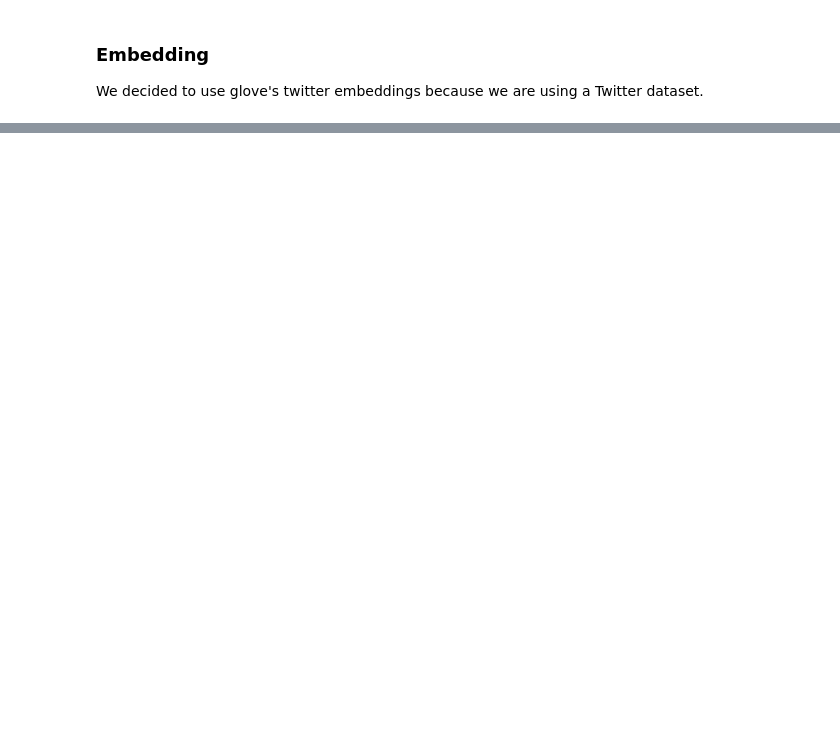
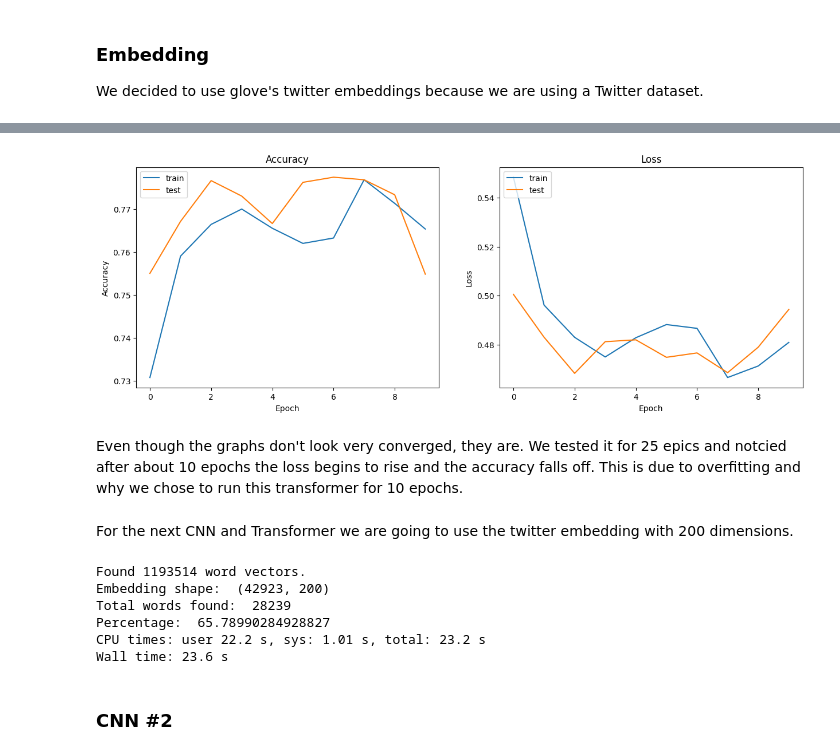
Before and after one commit to wyattsaltzman/ML-F23-Lab7, a Jupyter notebook: lab7.ipynb, the cells around one changed output, grey strips where cells are left out. Cells and saved outputs as stored; diff of their text form; code cells hidden in the pictures; blank space fills up the shorter version.

```diff
--- a/lab7.ipynb
+++ b/lab7.ipynb
@@ -477,13 +523,14 @@ _________________________________________________________________
 None
 # %%
 model_xformer.compile(optimizer='adam',
-                      loss='categorical_crossentropy',
+                      loss='binary_crossentropy',
                       metrics=['accuracy'])
 
 
-
-history = model_xformer.fit(
-    X_train, y_train, batch_size=64, epochs=2,
+history_xformer = []
+tmp = model_xformer.fit(
+    X_train, y_train, batch_size=64, epochs=5,
     validation_data=(X_test, y_test)
 )
+history_xformer.append(tmp)
 # %% [output]
@@ -493,0 +547,6 @@ Epoch 2/2
+# %%
+tmp = model_xformer.fit(
+    X_train, y_train, batch_size=64, epochs=5,
+    validation_data=(X_test, y_test)
+)
+history_xformer.append(tmp)
@@ -493,0 +564,62 @@ Epoch 2/2
+# %%
+combined = dict()
+for key in ['loss', 'accuracy', 'val_loss', 'val_accuracy']:
+    combined[key] = np.hstack([h.history[key] for h in history_xformer])
+
+plt.figure(figsize=(15, 5))
+plt.subplot(121)
+plt.plot(combined['accuracy'], label='Training')
+plt.plot(combined['val_accuracy'], label='Validation')
+plt.title('Accuracy')
+plt.ylabel('Accuracy')
+plt.xlabel('Epoch')
+plt.legend(['train', 'test'], loc='upper left')
+
+# summarize history for loss
+plt.subplot(122)
+plt.plot(combined['loss'], label='Training')
+plt.plot(combined['val_loss'], label='Validation')
+plt.title('Loss')
+plt.ylabel('Loss')
+plt.xlabel('Epoch')
+plt.legend(['train', 'test'], loc='upper left')
+plt.show()
+# %% [output]
+[figure, added]
+# %% [markdown]
+Even though the graphs don't look very converged, they are. We tested it for 25 epics and notcied after about 10 epochs the loss begins to rise and the accuracy falls off. This is due to overfitting and why we chose to run this transformer for 10 epochs.
+# %% [markdown]
+For the next CNN and Transformer we are going to use the twitter embedding with 200 dimensions.
+# %%
+%%time
+EMBEDDING_SIZE = 200
+
+embeddings_index = {}
+f = open('Embeddings/glove.twitter.27B.200d.txt', encoding='utf-8')
+for line in f:
+    values = line.split()
+    word = values[0]
+    coefs = np.array(values[1:], dtype='float32')
+    embeddings_index[word] = coefs
+f.close()
+
+print('Found %s word vectors.' % len(embeddings_index))
+
+found_words = 0
+embedding_matrix = np.zeros((len(word_index) + 1, EMBEDDING_SIZE))
+for word, i in word_index.items():
+    embedding_vector = embeddings_index.get(word)
+    if embedding_vector is not None:
+        found_words += 1
+        embedding_matrix[i] = embedding_vector
+
+print('Embedding shape: ', embedding_matrix.shape)
+print('Total words found: ', found_words)
+print("Percentage: ", found_words / embedding_matrix.shape[0] * 100)
+# %% [output]
+Found 1193514 word vectors.
+Embedding shape:  (42923, 200)
+Total words found:  28239
+Percentage:  65.78990284928827
+CPU times: user 22.2 s, sys: 1.01 s, total: 23.2 s
+Wall time: 23.6 s
@@ -493,0 +633,2 @@ Epoch 2/2
+# %% [markdown]
+### CNN #2
```
Also changed, not shown: parts of 34 cells of this notebook.
